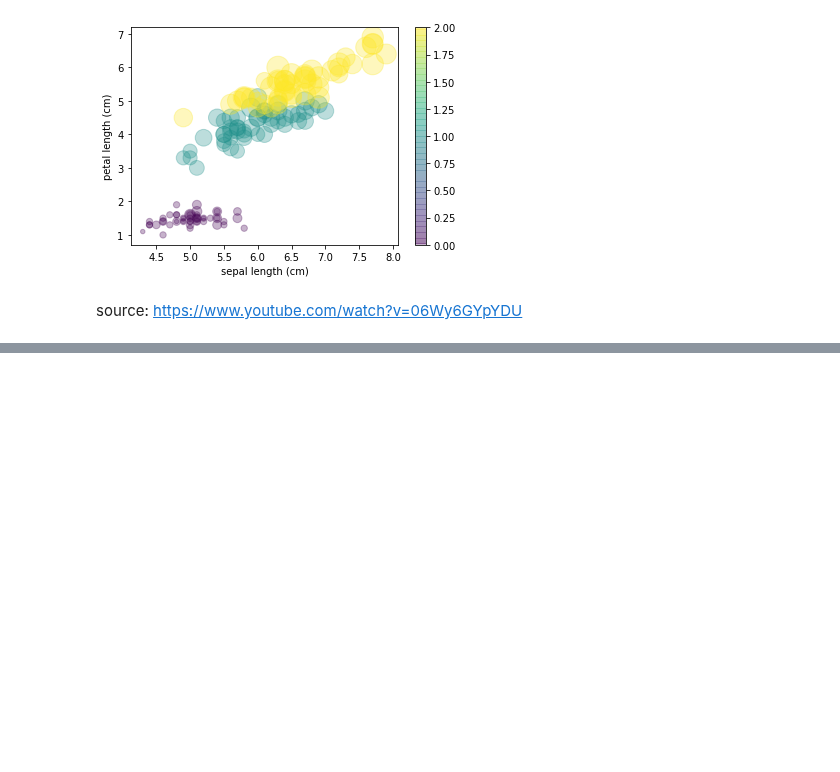
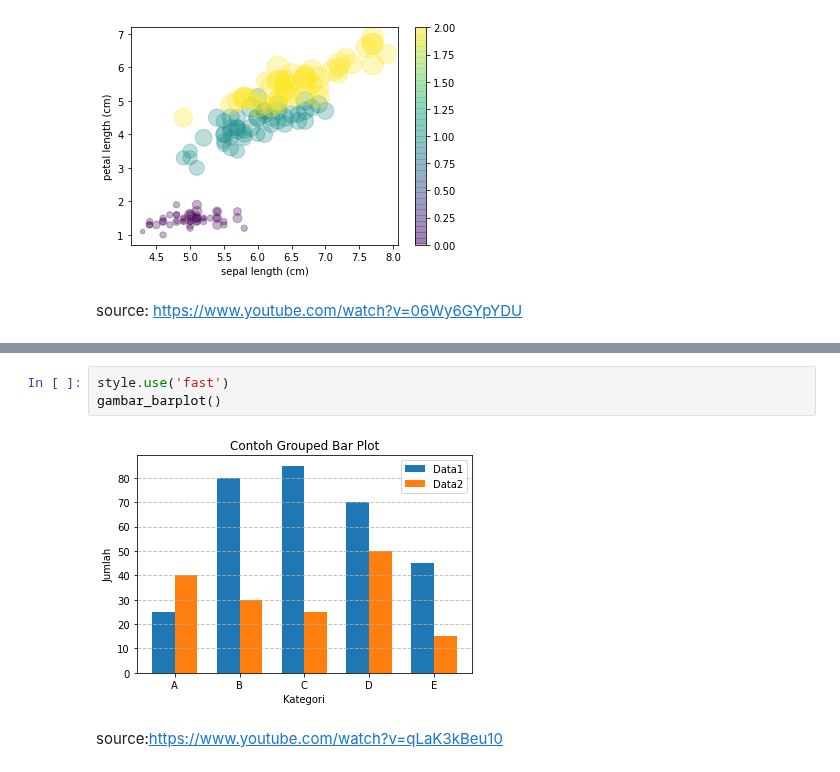
Before and after one commit to MarkvinsonAvatara/Matplotlib_learn, a Jupyter notebook: MatplotlibLearnWeek5.ipynb, the cells around one changed output, grey strips where cells are left out. Saved outputs shown, nothing was run; the diff lists cells and outputs as text; blank space fills up the shorter version.

```diff
--- a/MatplotlibLearnWeek5.ipynb
+++ b/MatplotlibLearnWeek5.ipynb
@@ -171,0 +241,7 @@ source: https://www.youtube.com/watch?v=06Wy6GYpYDU
+# %%
+style.use('fast')
+gambar_barplot()
+# %% [output]
+[figure, added]
+# %% [markdown]
+source:https://www.youtube.com/watch?v=qLaK3kBeu10
```
Also changed, not shown: parts of 8 cells of this notebook.
